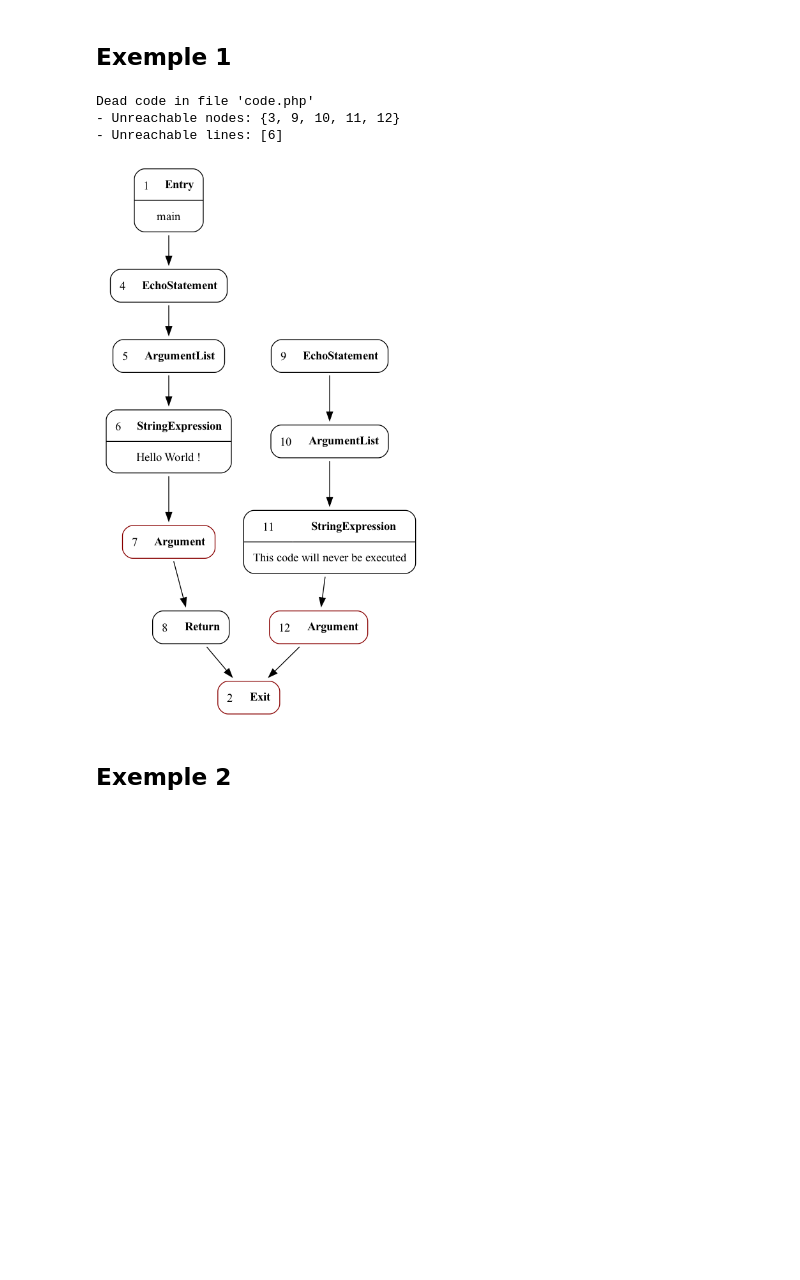
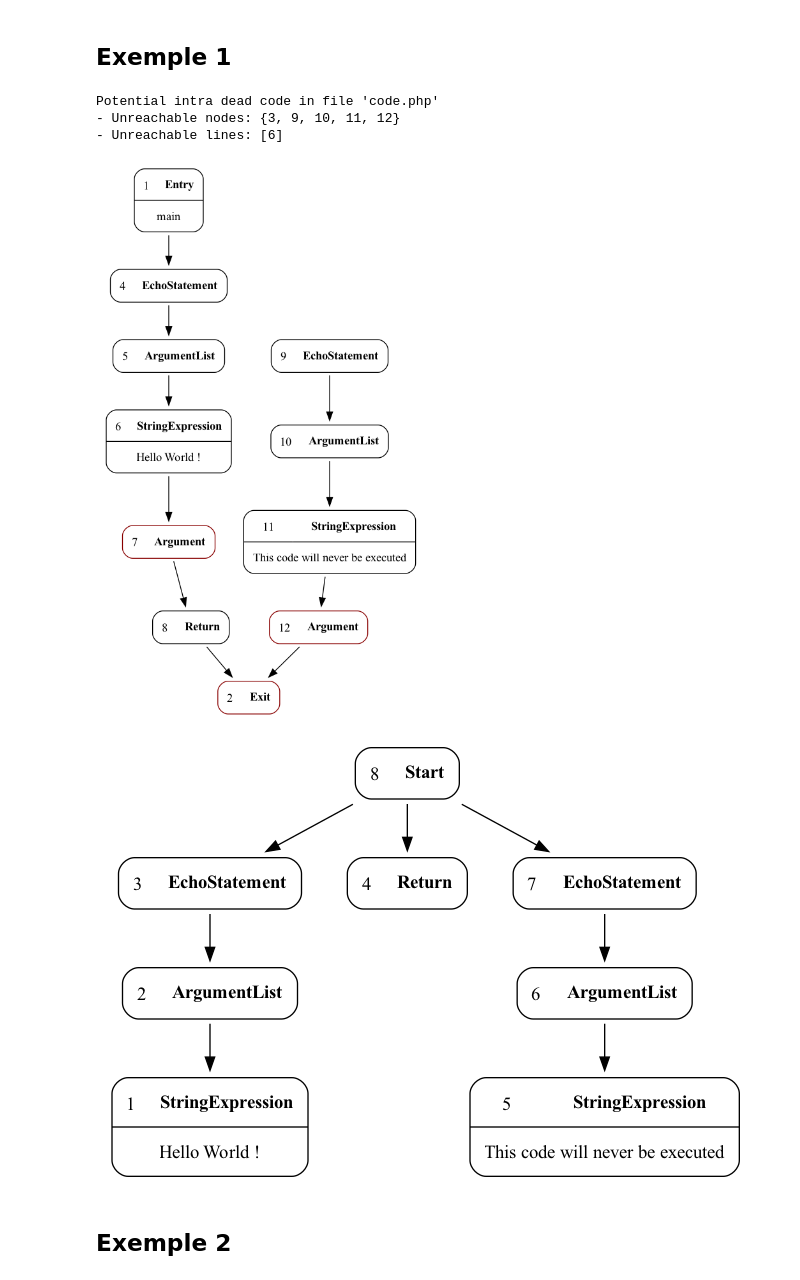
Before and after one commit to NextFire-PolyMTL/log6302a-tp2, a Jupyter notebook: src/rapport.ipynb, the cells around one changed output. Saved outputs shown, nothing was run; the diff lists cells and outputs as text; code cells hidden in the pictures; blank space fills up the shorter version.

Commit message:
InterDeadCodeVisitor

```diff
--- a/src/rapport.ipynb
+++ b/src/rapport.ipynb
@@ -13,23 +13,25 @@ Tout d'abord, avant de commencer le TP, nous importons et initialisons quelques
 # %%
 import sys
 import tempfile
+from collections import defaultdict
 from pathlib import Path
 
-from code_analysis import AST, CFG, ASTReader, CFGReader
+from code_analysis import AST, CFG, ASTReader, CFGReader, Graph
 from graphviz.sources import Source
 from IPython.display import Image
 
-reader = ASTReader()
-
 sys.setrecursionlimit(30000)
 
+ast_reader = ASTReader()
+cfg_reader = CFGReader()
 
-def show_cfg(cfg: CFG) -> Image:
-    dot = cfg.to_dot()
+
+def show_graph(graph: Graph):
+    dot = graph.to_dot()
     s = Source(dot)
     with tempfile.NamedTemporaryFile(suffix=".png") as f:
         s.render(f.name, format="png")
-        return Image(f.name + ".png")
+        display(Image(f.name + ".png"))
 # %% [markdown]
 # 1. Construction du CFG
 
@@ -520,9 +522,9 @@ Generic visit for StringExpression
 # %% [markdown]
 ## Exemple 4 - While, Continue, Break
 # %%
-ast = reader.read_ast("../part_1/while/while_continue_break.php.ast.json")
+ast = ast_reader.read_ast("../part_1/while/while_continue_break.php.ast.json")
 cfg = ASTtoCFGVisitor.visit(ast)
-show_cfg(cfg)
+show_graph(cfg)
 # %% [output]
 Visit AST from file code.php
 Generic visit for Html
@@ -609,15 +667,20 @@ class IntraDeadCodeVisitor:
 # %% [markdown]
 ## Exemple 1
 # %%
-cfg_reader = CFGReader()
 cfg = cfg_reader.read_cfg("../part_2/code_mort/example1.php.cfg.json")
 IntraDeadCodeVisitor.visit(cfg)
-show_cfg(cfg)
+show_graph(cfg)
 # %% [output]
-Dead code in file 'code.php'
+Potential intra dead code in file 'code.php'
 - Unreachable nodes: {3, 9, 10, 11, 12}
 - Unreachable lines: [6]
 [figure]
+# %%
+ast = ast_reader.read_ast("../part_2/code_mort/example1.php.ast.json")
+InterDeadCodeVisitor.visit(ast)
+show_graph(ast)
+# %% [output]
+[figure, added]
 # %% [markdown]
 ## Exemple 2
 # %%
```
Also changed, not shown: parts of 14 cells of this notebook.
